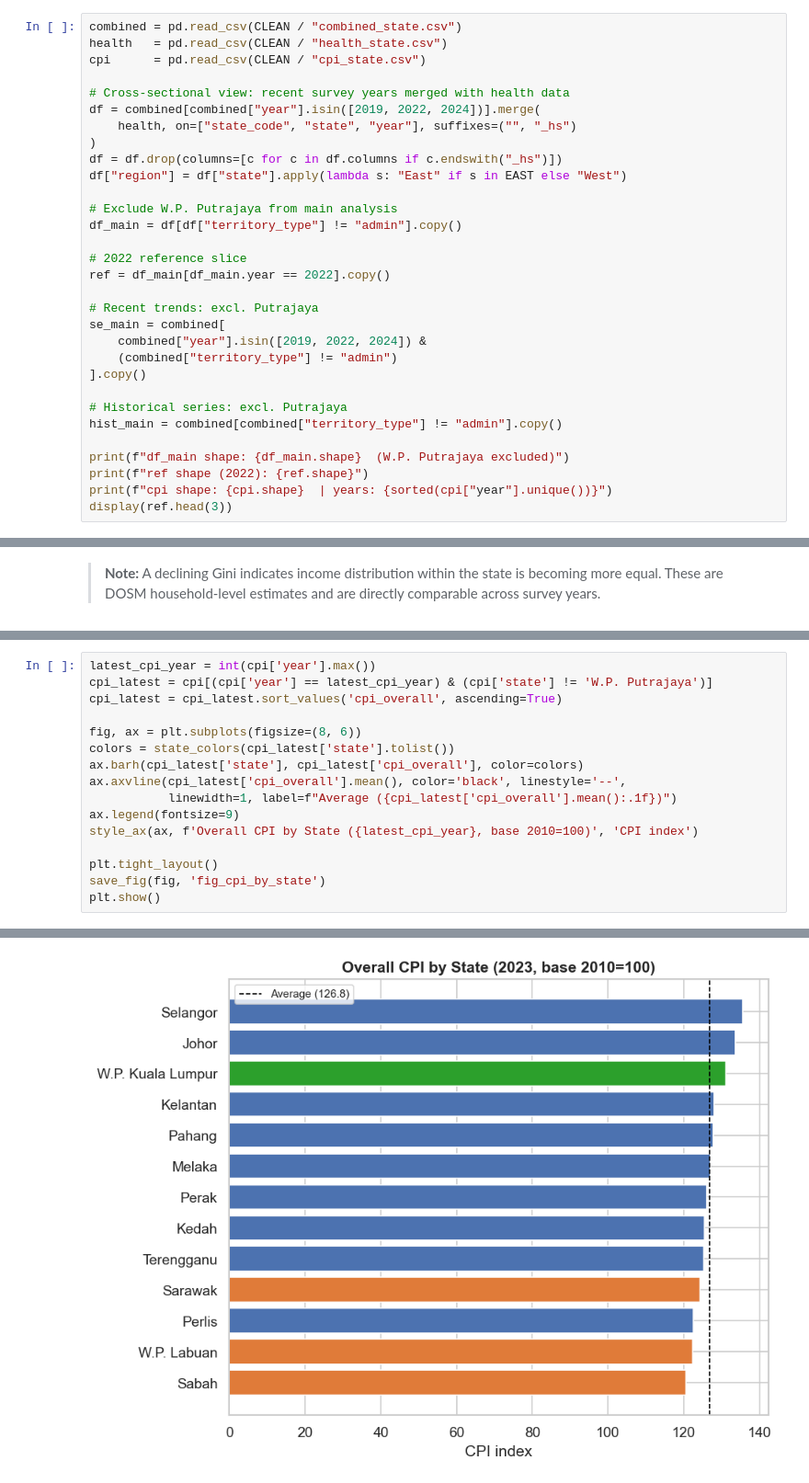
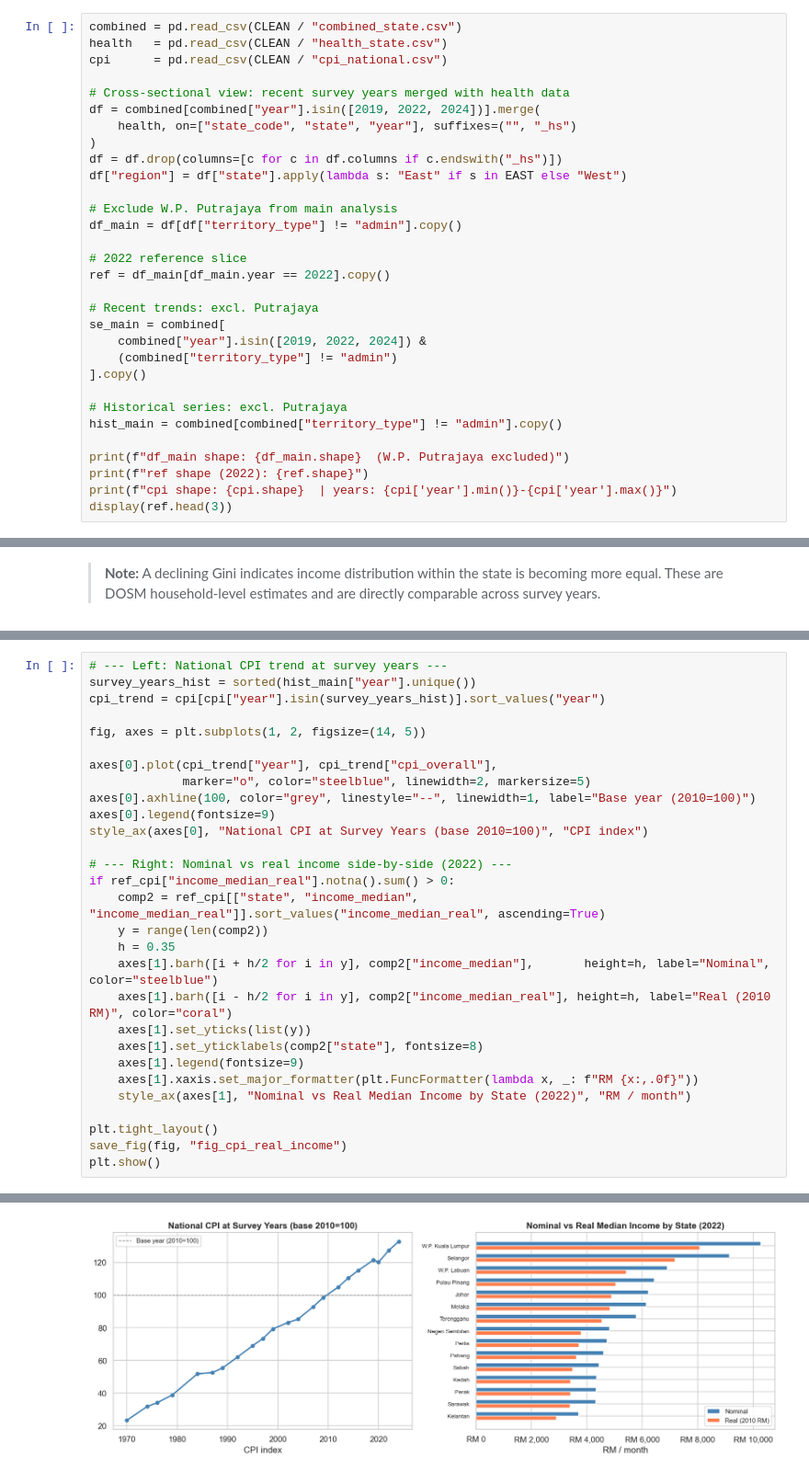
Before and after one commit to aliffrazak02/inequality-analysis, a Jupyter notebook: notebook/03_eda.ipynb, the cells around one changed output, grey strips where cells are left out. Shown at 92% size. Cells and saved outputs as stored; diff of their text form.

```diff
--- a/notebook/03_eda.ipynb
+++ b/notebook/03_eda.ipynb
@@ -43,7 +43,7 @@ plt.rcParams["figure.dpi"] = 120
 # %%
 combined = pd.read_csv(CLEAN / "combined_state.csv")
 health   = pd.read_csv(CLEAN / "health_state.csv")
-cpi      = pd.read_csv(CLEAN / "cpi_state.csv")
+cpi      = pd.read_csv(CLEAN / "cpi_national.csv")
 
 # Cross-sectional view: recent survey years merged with health data
 df = combined[combined["year"].isin([2019, 2022, 2024])].merge(
@@ -69,7 +69,7 @@ hist_main = combined[combined["territory_type"] != "admin"].copy()
 
 print(f"df_main shape: {df_main.shape}  (W.P. Putrajaya excluded)")
 print(f"ref shape (2022): {ref.shape}")
-print(f"cpi shape: {cpi.shape}  | years: {sorted(cpi["year"].unique())}")
+print(f"cpi shape: {cpi.shape}  | years: {cpi['year'].min()}-{cpi['year'].max()}")
 display(ref.head(3))
 # %% [output]
 df_main shape: (45, 18)  (W.P. Putrajaya excluded)
@@ -772,17 +769,30 @@ Nominal vs real income ranking (2022):
 # %%
-latest_cpi_year = int(cpi['year'].max())
-cpi_latest = cpi[(cpi['year'] == latest_cpi_year) & (cpi['state'] != 'W.P. Putrajaya')]
-cpi_latest = cpi_latest.sort_values('cpi_overall', ascending=True)
+# --- Left: National CPI trend at survey years ---
+survey_years_hist = sorted(hist_main["year"].unique())
+cpi_trend = cpi[cpi["year"].isin(survey_years_hist)].sort_values("year")
 
-fig, ax = plt.subplots(figsize=(8, 6))
-colors = state_colors(cpi_latest['state'].tolist())
-ax.barh(cpi_latest['state'], cpi_latest['cpi_overall'], color=colors)
-ax.axvline(cpi_latest['cpi_overall'].mean(), color='black', linestyle='--',
-           linewidth=1, label=f"Average ({cpi_latest['cpi_overall'].mean():.1f})")
-ax.legend(fontsize=9)
-style_ax(ax, f'Overall CPI by State ({latest_cpi_year}, base 2010=100)', 'CPI index')
+fig, axes = plt.subplots(1, 2, figsize=(14, 5))
+
+axes[0].plot(cpi_trend["year"], cpi_trend["cpi_overall"],
+             marker="o", color="steelblue", linewidth=2, markersize=5)
+axes[0].axhline(100, color="grey", linestyle="--", linewidth=1, label="Base year (2010=100)")
+axes[0].legend(fontsize=9)
+style_ax(axes[0], "National CPI at Survey Years (base 2010=100)", "CPI index")
+
+# --- Right: Nominal vs real income side-by-side (2022) ---
+if ref_cpi["income_median_real"].notna().sum() > 0:
+    comp2 = ref_cpi[["state", "income_median", "income_median_real"]].sort_values("income_median_real", ascending=True)
+    y = range(len(comp2))
+    h = 0.35
+    axes[1].barh([i + h/2 for i in y], comp2["income_median"],       height=h, label="Nominal",       color="steelblue")
+    axes[1].barh([i - h/2 for i in y], comp2["income_median_real"], height=h, label="Real (2010 RM)", color="coral")
+    axes[1].set_yticks(list(y))
+    axes[1].set_yticklabels(comp2["state"], fontsize=8)
+    axes[1].legend(fontsize=9)
+    axes[1].xaxis.set_major_formatter(plt.FuncFormatter(lambda x, _: f"RM {x:,.0f}"))
+    style_ax(axes[1], "Nominal vs Real Median Income by State (2022)", "RM / month")
 
 plt.tight_layout()
-save_fig(fig, 'fig_cpi_by_state')
+save_fig(fig, "fig_cpi_real_income")
 plt.show()
 # %% [output]
@@ -790,4 +800,4 @@ Saved fig_cpi_by_state.png
-[figure, old version]
+[figure, new version]
 # %%
 if ref_cpi['income_median_real'].notna().sum() > 0:
     comp = ref_cpi[['state', 'income_median', 'income_median_real', 'cpi_overall']].dropna()
```
Also changed, not shown: parts of 7 cells of this notebook, 17 other files.
